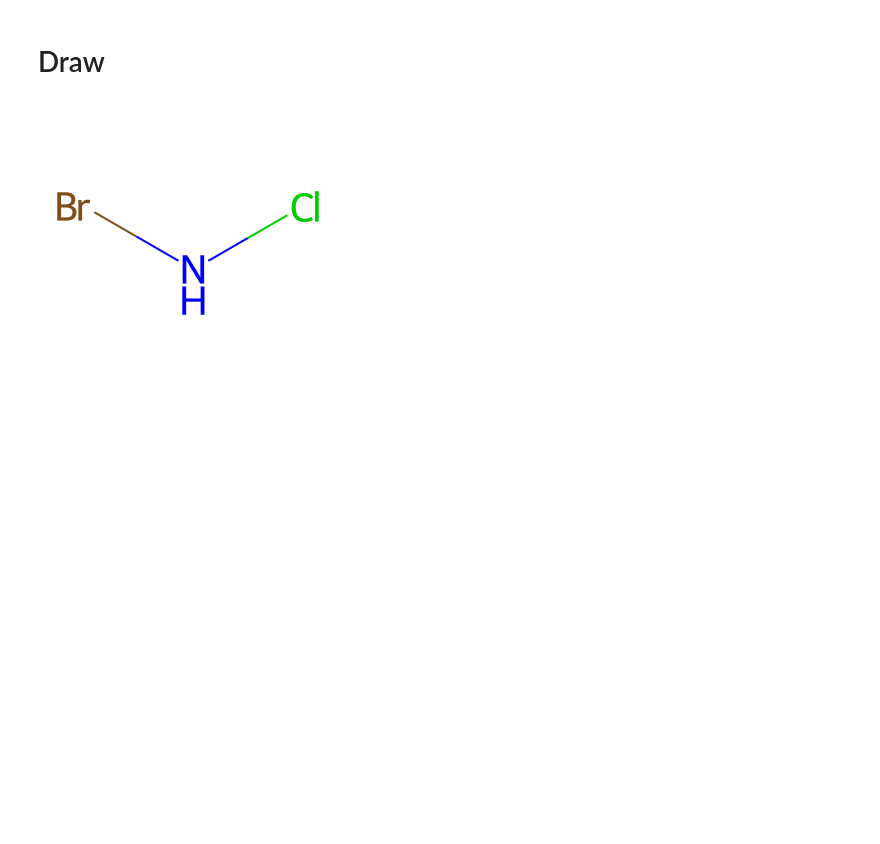
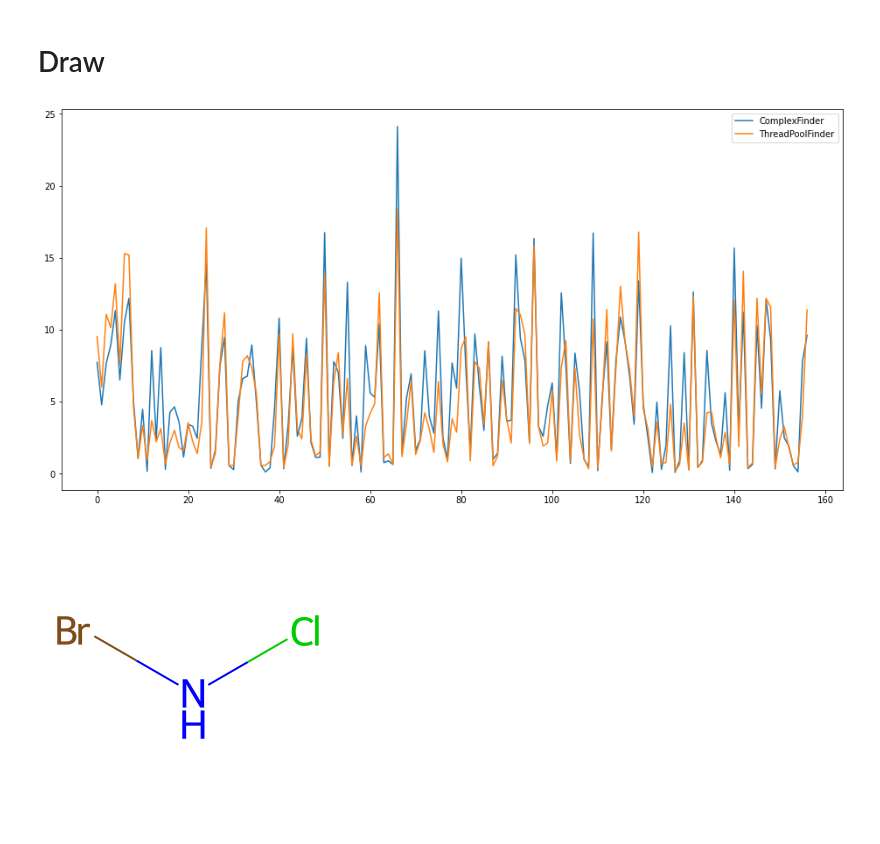
Before and after one commit to quantori/qtr-fingerprint, a Jupyter notebook: notebooks/build_and_run_substructure_finder.ipynb, the cells around one changed output. Drawn from its saved outputs; the diff is of its cells as text; code cells hidden in the pictures; blank space fills up the shorter version.

```diff
--- a/notebooks/build_and_run_substructure_finder.ipynb
+++ b/notebooks/build_and_run_substructure_finder.ipynb
@@ -155,5 +173,9 @@ stat.as_boxplot()
 # %% [markdown]
 # Draw
+# %%
+stat.drop([process_pool_finder]).as_plot()
+# %% [output]
+[figure, added]
 # %%
 from fp_utils.draw import MoleculeDrawer
 # %%
```
Also changed, not shown: parts of 6 cells of this notebook, 7 other files.
